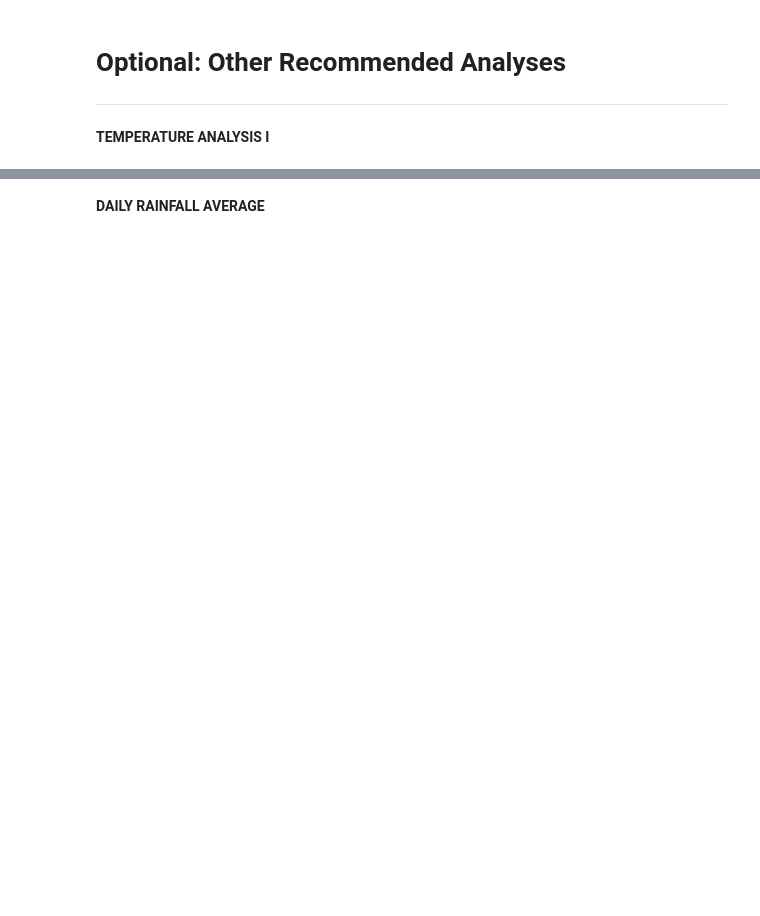
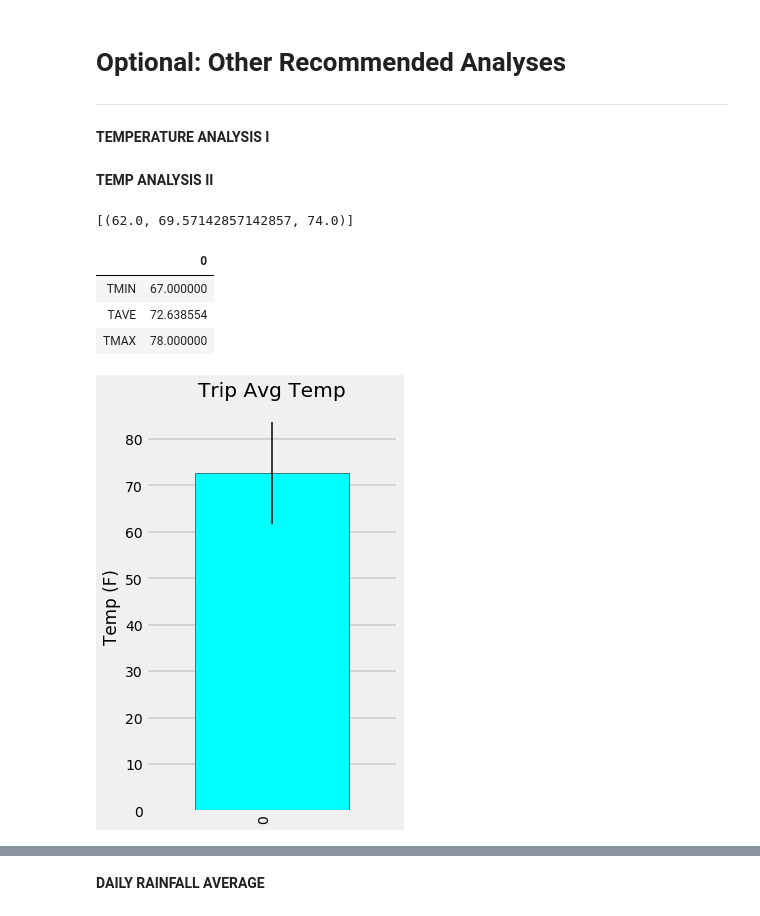
Before and after one commit to VallieTracy/sqlalchemy-challenge, a Jupyter notebook: main.ipynb, the cells around one changed output, grey strips where cells are left out. Saved outputs shown, nothing was run; the diff lists cells and outputs as text; code cells hidden in the pictures; blank space fills up the shorter version.

Commit message:
Temp Analysis II complete

```diff
--- a/main.ipynb
+++ b/main.ipynb
@@ -588,0 +329,65 @@ daily_normals("01-01")
+# %% [markdown]
+**TEMP ANALYSIS II**
+# %%
+# This function called `calc_temps` will accept start date and end date in the format '%Y-%m-%d'
+# and return the minimum, average, and maximum temperatures for that range of dates
+
+# Create variables to store queried tobs data
+TMIN = func.min(Measurement.tobs)
+TAVE = func.avg(Measurement.tobs)
+TMAX = func.max(Measurement.tobs)
+
+def calc_temps(start_date, end_date):
+    """TMIN, TAVG, and TMAX for a list of dates.
+
+    Args:
+        start_date (string): A date string in the format %Y-%m-%d
+        end_date (string): A date string in the format %Y-%m-%d
+
+    Returns:
+        TMIN, TAVE, and TMAX
+    """
+
+    return session.query(TMIN, TAVE, TMAX).\
+        filter(Measurement.date >= start_date).filter(Measurement.date <= end_date).all()
+
+# Function usage example
+print(calc_temps('2012-02-28', '2012-03-05'))
+# %% [output]
+[(62.0, 69.57142857142857, 74.0)]
+# %%
+# Use your previous function `calc_temps` to calculate the tmin, tavg, and tmax
+# for your trip using the previous year's data for those same dates.
+
+vacay_temps = calc_temps('2016-12-17', '2016-12-29')
+vacay_df = pd.DataFrame(vacay_temps[0])
+vacay_df.index=['TMIN', 'TAVE', 'TMAX']
+vacay_df
+# %% [output]
+|  | 0 |
+| TMIN | 67.000000 |
+| TAVE | 72.638554 |
+| TMAX | 78.000000 |
+# %%
+# Plot the min, avg, and max temperature from your previous query as a bar chart
+# Use the average temperature as the bar height
+# Use the peak-to-peak (tmax-tmin) value as the y error bar (yerr)
+
+TMAX = vacay_df.iloc[2,0]
+TMIN = vacay_df.iloc[0,0]
+error = TMAX - TMIN
+TAVE = vacay_df.iloc[1,0]
+
+fig, ax = plt.subplots()
+df = pd.DataFrame({"TAVE": [TAVE], "Error": [error]})
+tave = df["TAVE"]
+stdsum = df["Error"]
+
+plot = t.plot(kind='bar', yerr=stdsum, colormap='cool', edgecolor='black',\
+                    title = "Trip Avg Temp", grid=False, figsize=(4,7),\
+                    ax=ax,position=0.45,error_kw=dict(ecolor='black',elinewidth=1.5),width=0.8)
+plt.ylabel("Temp (F)")
+ax.yaxis.grid(True, which='major', linestyle='-', linewidth=1.5)
+plt.show()
+# %% [output]
+[figure, added]
```
Also changed, not shown: parts of 39 cells of this notebook.
